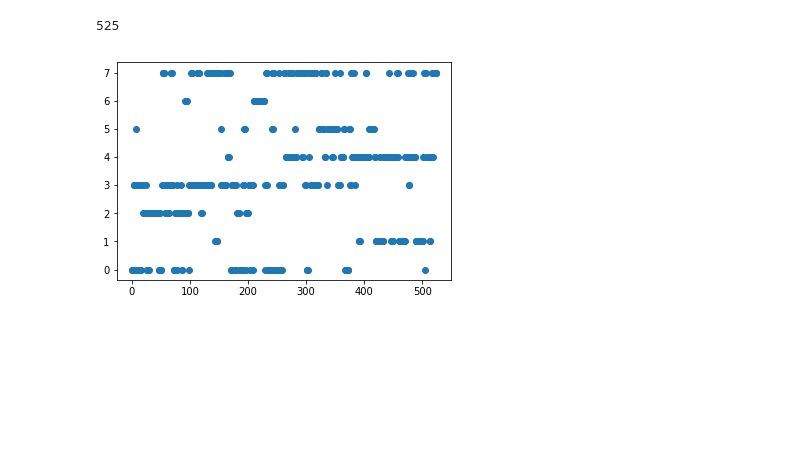
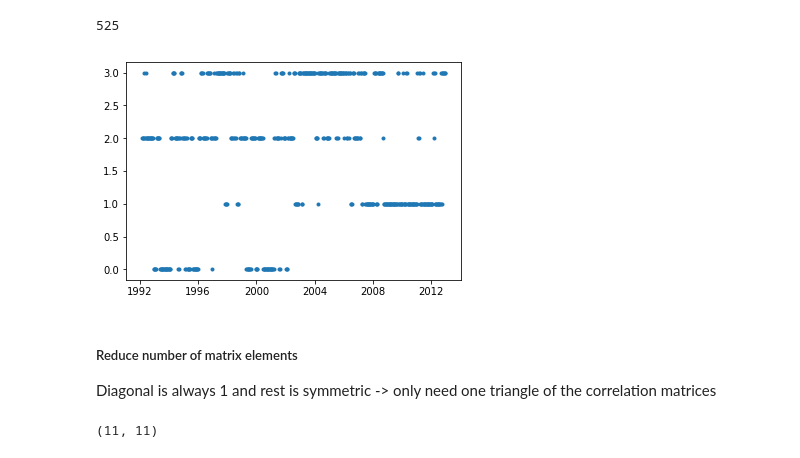
Before and after one commit to TobiasW1891/Finance, a Jupyter notebook: Get Finance Data.ipynb, the cells around one changed output. Cells and saved outputs as stored; diff of their text form; code cells hidden in the pictures; blank space fills up the shorter version.

Commit message:
Reduced correlation data
Only cluster on upper triangle of the correlation matrix without its diagonal (faster),
but code needs to be cleaned up

```diff
--- a/Get Finance Data.ipynb
+++ b/Get Finance Data.ipynb
@@ -334,16 +334,28 @@ print(CorrMatrices.shape)
 (525, 121)
 # %%
 from sklearn.cluster import KMeans
-kmeans = KMeans(n_clusters=8, random_state=0).fit(CorrMatrices)
+kmeans = KMeans(n_clusters=4, random_state=0).fit(CorrMatrices)
 # %%
 ClusterPred = kmeans.fit_predict(CorrMatrices)
 print(len(ClusterPred))
 # %% [output]
 525
 # %%
-plt.scatter(np.arange(len(ClusterPred)), ClusterPred)
+plt.scatter(NormRetDF.index[np.arange(Period+1, len(NormRetDF.index)-Shift, Shift)],
+            ClusterPred, marker=".")
 plt.show()
 
 # That does not look like the original publication...
+# BECAUSE THE GICS CLASSIFICATION HAS CHANGED!!
 # %% [output]
-[figure, old version]
+[figure, new version]
+# %% [markdown]
+##### Reduce number of matrix elements
+
+Diagonal is always 1 and rest is symmetric
+-> only need one triangle of the correlation matrices
+# %%
+IntCorrMat = IntervalCorr.to_numpy()
+print(IntCorrMat.shape)
+# %% [output]
+(11, 11)
```
Also changed, not shown: parts of 31 cells of this notebook.
